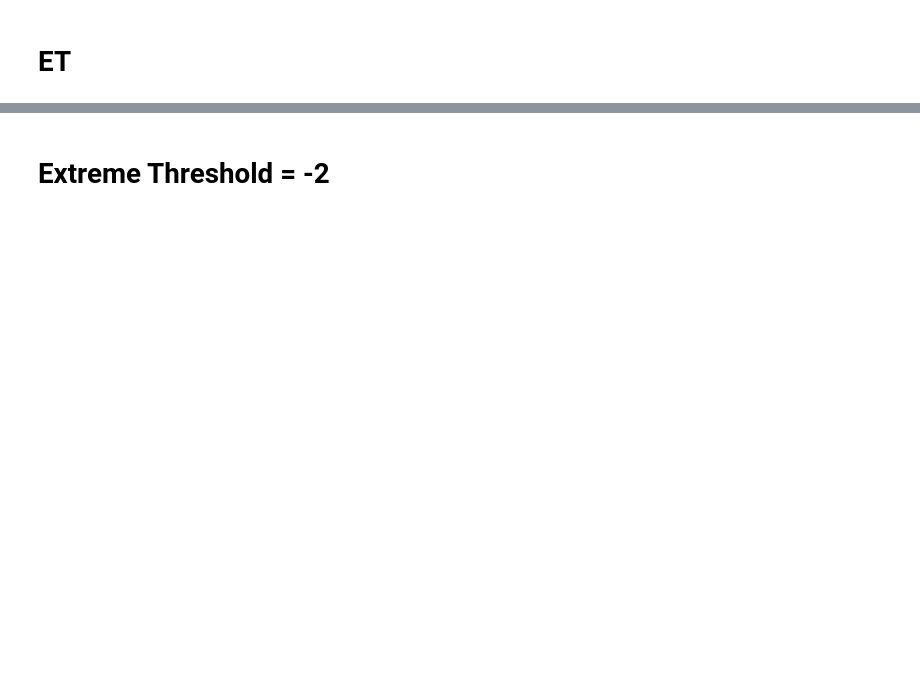
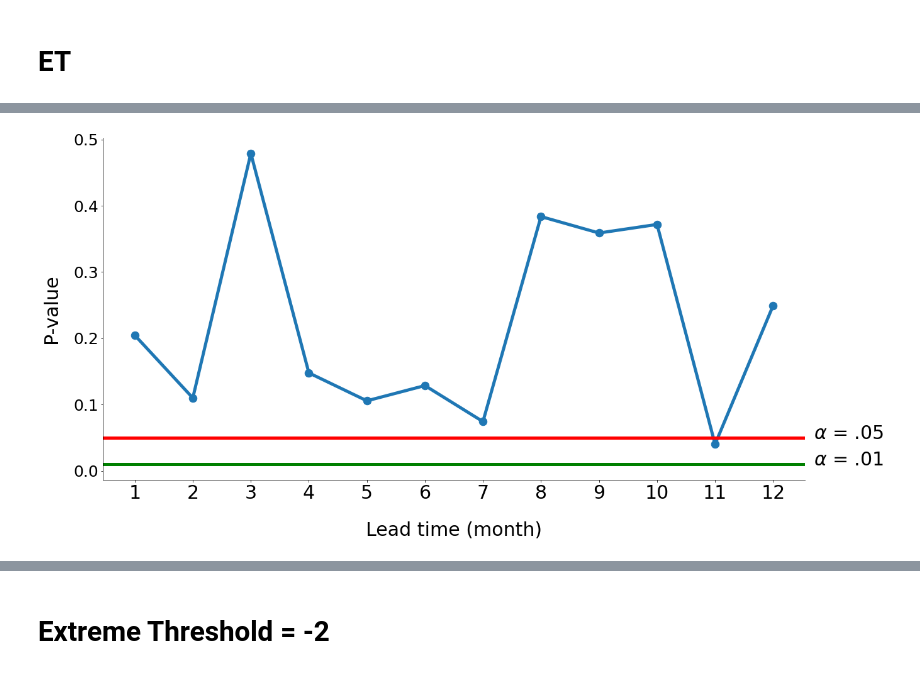
Before and after one commit to alchemist5617/timeseries-networks, a Jupyter notebook: whole_data_validation/Results-significan-test.ipynb, the cells around one changed output, grey strips where cells are left out. Cells and saved outputs as stored; diff of their text form; code cells hidden in the pictures; blank space fills up the shorter version.

```diff
--- a/whole_data_validation/Results-significan-test.ipynb
+++ b/whole_data_validation/Results-significan-test.ipynb
@@ -79,2 +78,10 @@ Could not import r-package RCIT
 # %% [markdown]
 # ET
+# %%
+f = 12
+step = 1
+test_start = 1983
+test_end = 2015
+N = 371
+cc = 'ET_orac'
+extreme_threshold = -1
@@ -80,0 +120,8 @@ Could not import r-package RCIT
+# %%
+p_values = []
+for i in range(12):
+    d = SST_corr[i,:] - SST_pcmci[i,:]
+    T, p = stats.ttest_1samp(d,popmean=0)
+    p_values.append(p/2)
+    #T, p = studentT_test_one(d)
+    print("Tau:{} T:{} p:{}".format(i+1,T,p/2))
@@ -80,0 +141,28 @@ Could not import r-package RCIT
+# %%
+p_values = []
+for i in range(12):
+    d = SST_corr[i,:] - SST_pcmci[i,:]
+    T, p = stats.ttest_1samp(d,popmean=0)
+    p_values.append(p/2)
+    #T, p = studentT_test_one(d)
+#    print("Tau:{} T:{} p:{}".format(i+1,T,p/2))
+
+    x = np.arange(1,13)
+plt.plot(x,p_values, marker=".", markersize=25,linewidth = 5)
+plt.axhline(0.05, color = 'r',linewidth = 5)
+plt.axhline(0.01, color = 'g',linewidth = 5)
+plt.xlabel("Lead time (month)", fontsize = 30,labelpad = 30)
+plt.ylabel("P-value", fontsize = 30,labelpad = 20)
+plt.yticks(fontsize = 25)
+plt.xticks(x, fontsize = 30);
+plt.text(12.7, 0.048, r'$\alpha$ = .05', fontsize=30)
+plt.text(12.7, 0.008, r'$\alpha$ = .01', fontsize=30)
+ax = plt.subplot(111)
+ax.spines['right'].set_visible(False)
+ax.spines['top'].set_visible(False)
+axes = plt.gca()
+#axes.set_ylim([-0.03,0.3])
+#plt.title("ENSO VS SST PCMCI", fontsize = 25)
+#plt.savefig("SST_p_pcmci.png");
+# %% [output]
+[figure, added]
```
Also changed, not shown: parts of 85 cells of this notebook, 52 other files.
